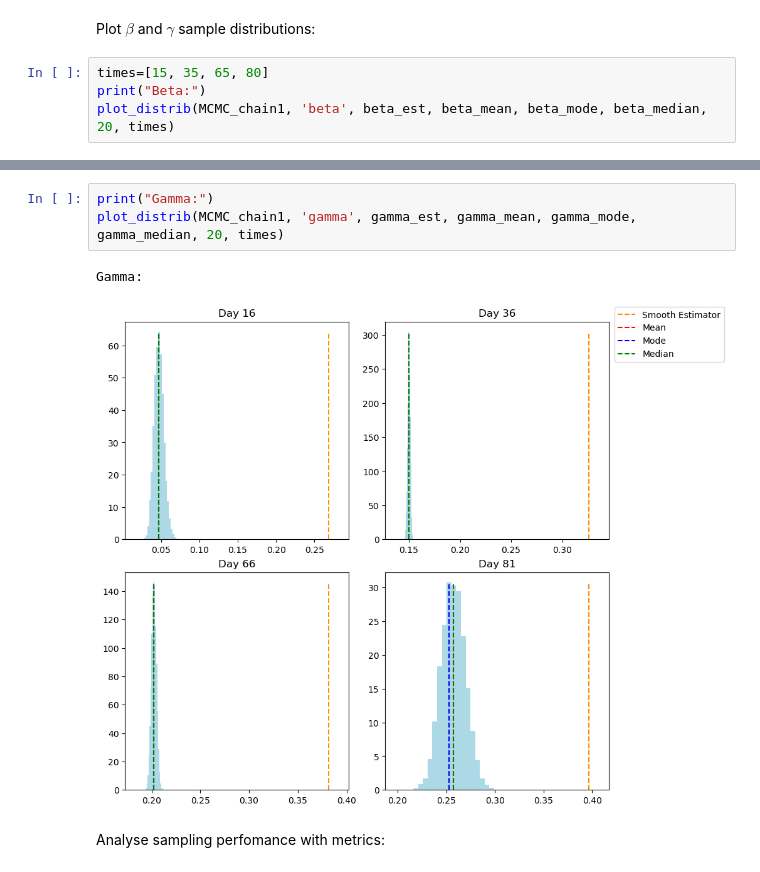
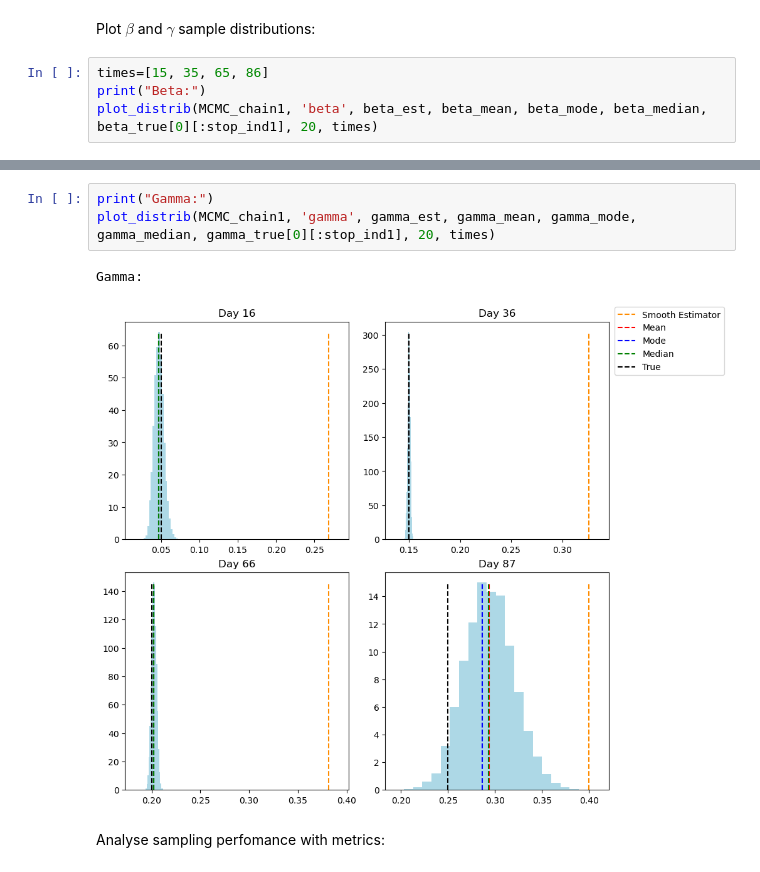
Before and after one commit to enlupi/SIR-Model-Change-Points, a Jupyter notebook: Presentation/Presentation.ipynb, the cells around one changed output, grey strips where cells are left out. Drawn from its saved outputs; the diff is of its cells as text.

Commit message:
add true value to distribution plots

```diff
--- a/Presentation/Presentation.ipynb
+++ b/Presentation/Presentation.ipynb
@@ -874,8 +874,8 @@ plot_bg(beta_true[0][:stop_ind1], beta_est, beta_mean, beta_mode, beta_median,
 # %% [markdown]
 Plot $\beta$ and $\gamma$ sample distributions:
 # %%
-times=[15, 35, 65, 80]
+times=[15, 35, 65, 86]
 print("Beta:")
-plot_distrib(MCMC_chain1, 'beta', beta_est, beta_mean, beta_mode, beta_median, 20, times)
+plot_distrib(MCMC_chain1, 'beta', beta_est, beta_mean, beta_mode, beta_median, beta_true[0][:stop_ind1], 20, times)
 # %% [output]
 Beta:
@@ -883,9 +883,9 @@ Beta:
 # %%
 print("Gamma:")
-plot_distrib(MCMC_chain1, 'gamma', gamma_est, gamma_mean, gamma_mode, gamma_median, 20, times)
+plot_distrib(MCMC_chain1, 'gamma', gamma_est, gamma_mean, gamma_mode, gamma_median, gamma_true[0][:stop_ind1], 20, times)
 # %% [output]
 Gamma:
-[figure, old version]
+[figure, new version]
 # %% [markdown]
 Analyse sampling perfomance with metrics:
 # %%
```
Also changed, not shown: parts of 6 cells of this notebook, 1 other file.
